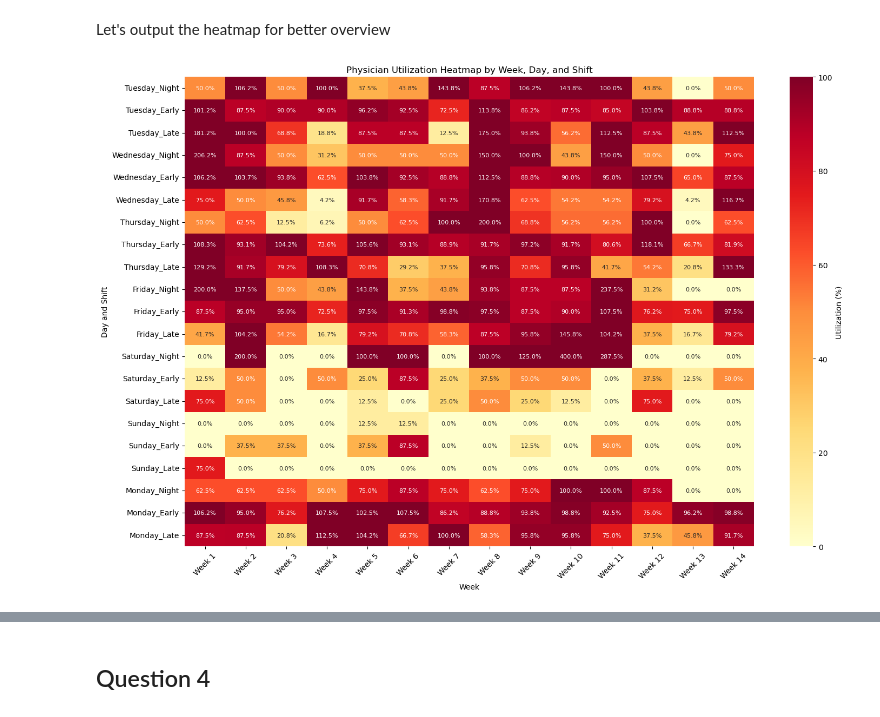
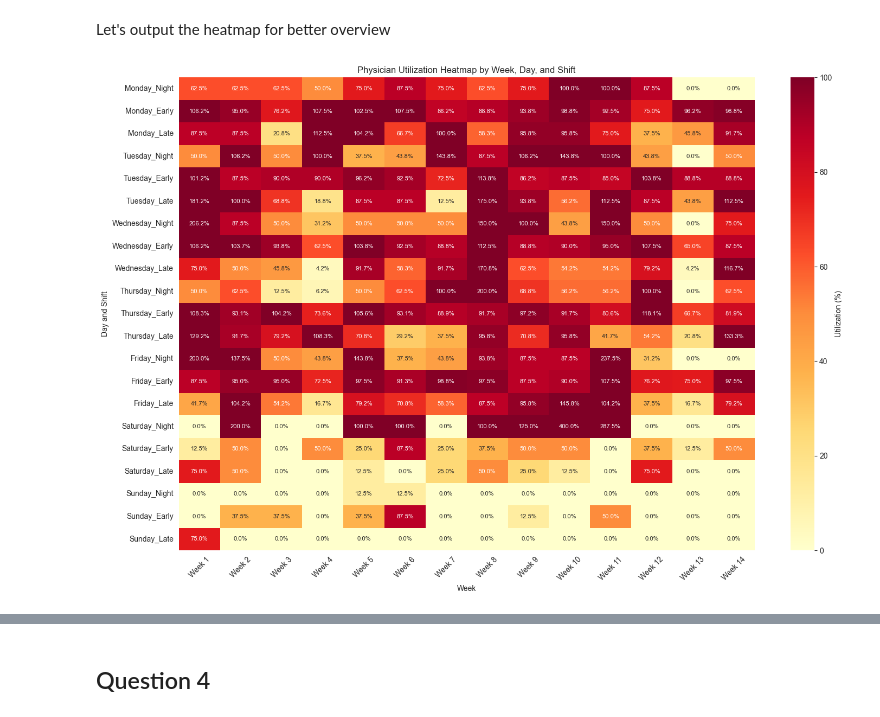
Before and after one commit to mbernahr/Prescriptive_Analytics, a Jupyter notebook: PA_Project.ipynb, the cells around one changed output, grey strips where cells are left out. Saved outputs shown, nothing was run; the diff lists cells and outputs as text; code cells hidden in the pictures.

```diff
--- a/PA_Project.ipynb
+++ b/PA_Project.ipynb
@@ -688,15 +673,12 @@ def physician_scheduling(physicians, demand, DAYS, SHIFTS):
                 gp.quicksum(x[p, DAYS[i + j], "Night"] for j in range(4)) <= 3,
                 name=f"Max3ConsecutiveNights_p{p}_start{i}"
             )
-        # Cyclic transition: Friday -> Monday
+        # Cyclic transition: Friday -> Tuesday
         m.addConstr(
-            gp.quicksum(x[p, day, "Night"] for day in ["Friday", "Saturday", "Sunday", "Monday"]) <= 3,
+            gp.quicksum(x[p, day, "Night"] for day in ["Friday", "Saturday", "Sunday", "Monday", "Tuesday"]) <= 3,
             name=f"Max3ConsecutiveNights_cyclic_p{p}"
         )
-        # m.addConstr(
-        #     gp.quicksum(x[p, d, "Night"] for d in DAYS) <= 3,
-        #     name=f"Max3NightShifts_per_week_p{p}"
-        # )
+
 
     # 5. 10-Hour Rest Requirement (including Sunday -> Monday transition)
     for p in physicians:
@@ -795,7 +777,7 @@ def physician_scheduling(physicians, demand, DAYS, SHIFTS):
 DAYS = ['Monday', 'Tuesday', 'Wednesday', 'Thursday', 'Friday', 'Saturday', 'Sunday']
 SHIFTS = ["Night", "Early", "Late"]
 max_physicians = 21
-initial_physicians = range(max_physicians)
+INITIAL_PHYSICIANS = range(max_physicians)
 
-m, x, y = physician_scheduling(initial_physicians, demand, DAYS, SHIFTS)
+m, x, y = physician_scheduling(INITIAL_PHYSICIANS, demand, DAYS, SHIFTS)
 # %% [output]
@@ -818,7 +800,7 @@ Optimal solution found (tolerance 1.00e-04)
 Best objective 1.600000000000e+01, best bound 1.600000000000e+01, gap 0.0000%
 # %%
 # Minimum number of physicians needed
-min_physicians = sum(y[p].X for p in initial_physicians)
+min_physicians = sum(y[p].X for p in INITIAL_PHYSICIANS)
 print(f"\nMinimum number of physicians required: {int(min_physicians)}")
 # %% [output]
 Minimum number of physicians required: 16
@@ -1249,14 +1226,14 @@ for (week, day, shift), utilization in utilization_dict.items():
         'Day': day,
         'Shift': shift,
         'Day_Shift': f"{day}_{shift}",
-        'Utilization': utilization * 100  # Multiply by 100 here
+        'Utilization': utilization * 100
     })
 
 heatmap_df = pd.DataFrame(heatmap_data)
 heatmap_df = heatmap_df.sort_values('Week_Num')
 
 # Create all possible Day_Shift combinations in correct order
-day_shift_order = [f"{day}_{shift}" for day in day_order for shift in shift_order]
+day_shift_order = [f"{day}_{shift}" for day in DAYS for shift in SHIFTS]
 
 # Pivot and reindex to ensure correct order
 heatmap_pivot = heatmap_df.pivot(
@@ -1267,34 +1244,34 @@ heatmap_pivot = heatmap_df.pivot(
 heatmap_pivot = heatmap_pivot.reindex(day_shift_order)
 
 # Sort columns by week number
 week_order = [f"Week {i}" for i in sorted([int(w.split()[1]) for w in heatmap_pivot.columns])]
 heatmap_pivot = heatmap_pivot.reindex(columns=week_order)
 
 # Create the heatmap
 plt.figure(figsize=(15, 10))
 sns.heatmap(
     heatmap_pivot,
     cmap='YlOrRd',
     annot=True,
     fmt='.1f',
     annot_kws={'fontsize': 8},
     cbar_kws={'label': 'Utilization (%)'},
     vmin=0,
     vmax=100
 )
 
 # Add % symbol to each value
 for t in plt.gca().texts:
     t.set_text(t.get_text() + '%')
 
 plt.title('Physician Utilization Heatmap by Week, Day, and Shift')
 plt.xlabel('Week')
 plt.ylabel('Day and Shift')
 plt.xticks(rotation=45)
 plt.tight_layout()
 plt.show()
 # %% [output]
-[figure, old version]
+[figure, new version]
 # %% [markdown]
 ### Task c)
 
```
Also changed, not shown: parts of 37 cells of this notebook.
